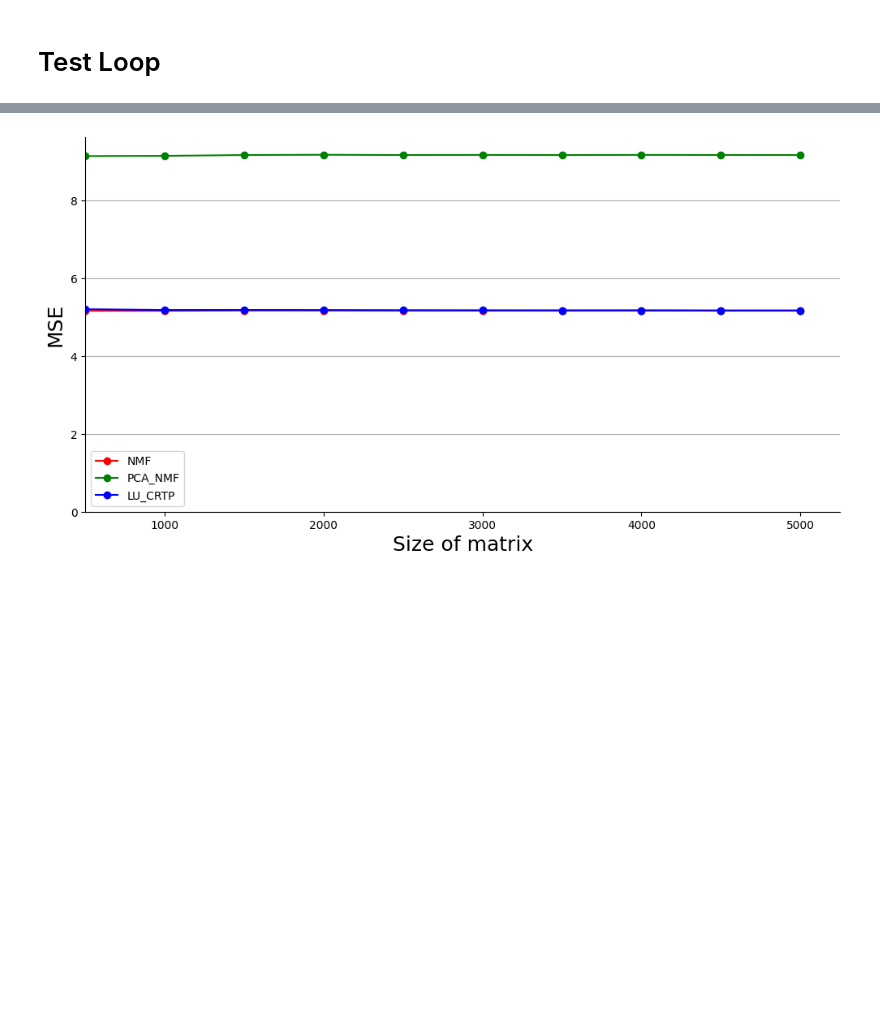
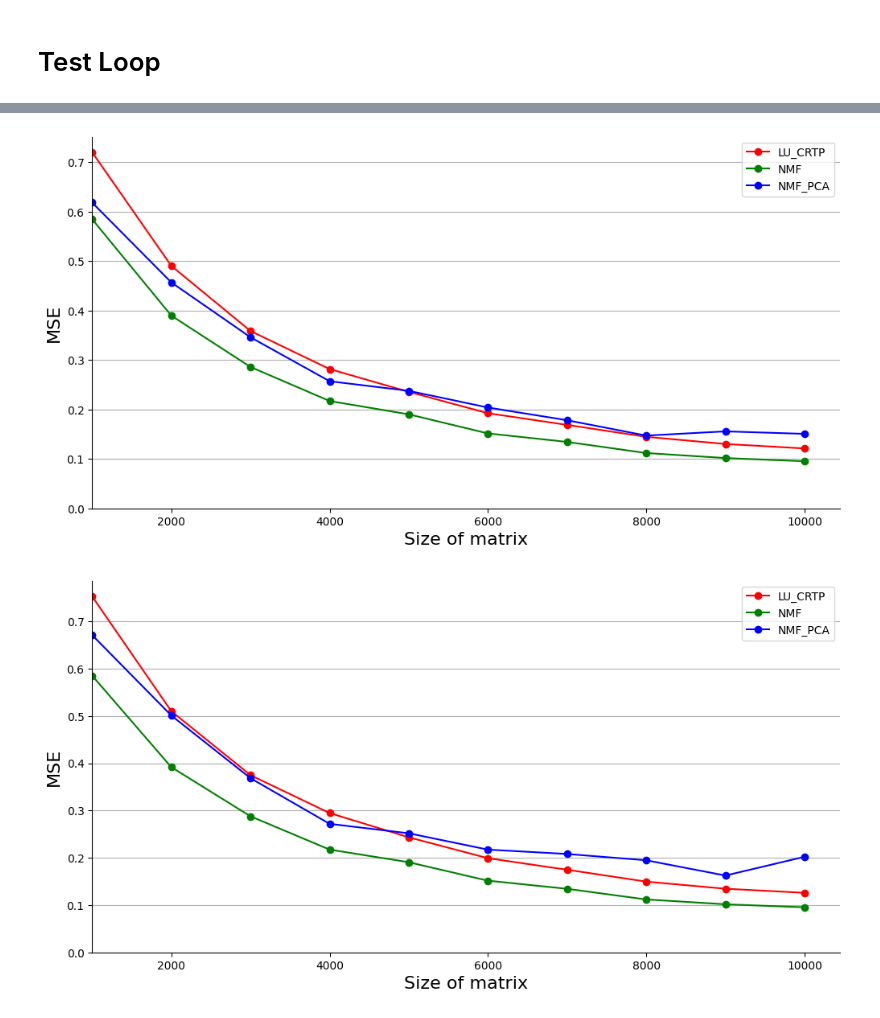
Before and after one commit to nicomu99/stl-implementation, a Jupyter notebook: test_loop.ipynb, the cells around one changed output, grey strips where cells are left out. Saved outputs shown, nothing was run; the diff lists cells and outputs as text; code cells hidden in the pictures; blank space fills up the shorter version.

```diff
--- a/test_loop.ipynb
+++ b/test_loop.ipynb
@@ -85 +167,5 @@ Mean Squared Error: 1.7315857487660493
+# %%
+# result stores for rng data
+runtime_results_rng = pd.DataFrame(columns=['n', 'method', 'result', 'k'])
+mae_results_rng = pd.DataFrame(columns=['n', 'method', 'result', 'k'])
 # %%
@@ -148,21 +247,30 @@ plt.show()
 # %%
-fig, ax = plt.subplots(figsize=(12, 6))
 colors = ['red', 'green', 'blue']
 
-for i, column in enumerate(mae_results.columns[1:]):
-    ax.plot(mae_results['n'], mae_results[column], marker='o', label=column, c=colors[i])
+def plot_mae(plot_data, type='real'):
+    for k in plot_data['k'].unique():
+        fig, ax = plt.subplots(figsize=(12, 6))
+        k_subset = plot_data[plot_data['k'] == k]
 
-plt.xlabel('Size of matrix', fontsize=18)
-plt.ylabel('MSE', fontsize=18)
-plt.legend()
-plt.grid(True, axis='y')
+        for i, method in enumerate(k_subset['method'].cat.categories):
+            method_subset = k_subset[k_subset['method'] == method]
+            ax.plot(method_subset['n'], method_subset['result'], marker='o', label=method, c=colors[i])
 
-ax.spines['top'].set_visible(False)
-ax.spines['right'].set_visible(False)
-ax.set_ylim(0)
-ax.set_xlim(500)
+        plt.xlabel('Size of matrix', fontsize=16)
+        plt.ylabel('MSE', fontsize=16)
+        plt.legend()
+        plt.grid(True, axis='y')
 
-plt.savefig('figures/cf_mae.png')
-plt.show()
+        ax.spines['top'].set_visible(False)
+        ax.spines['right'].set_visible(False)
+        ax.set_ylim(0)
+        ax.set_xlim(1000)
+
+        plt.savefig(f'figures/cf_mae_{type}_{k}.png')
+        plt.show()
-# %% [output]
-[figure, removed]
+# %%
+plot_mae(mae_results_real, 'real')
+plot_mae(mae_results_rng, 'rng')
+# %% [output]
+[figure, added]
+[figure, added]
```
Also changed, not shown: parts of 11 cells of this notebook, 23 other files.
